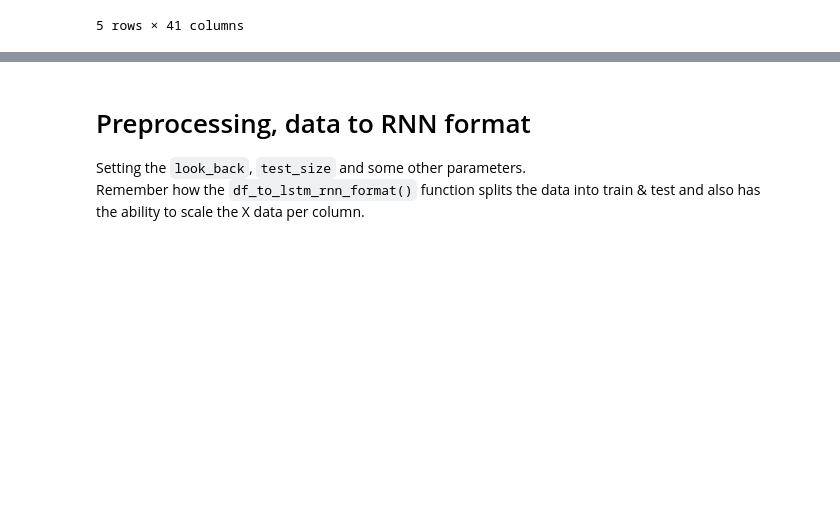
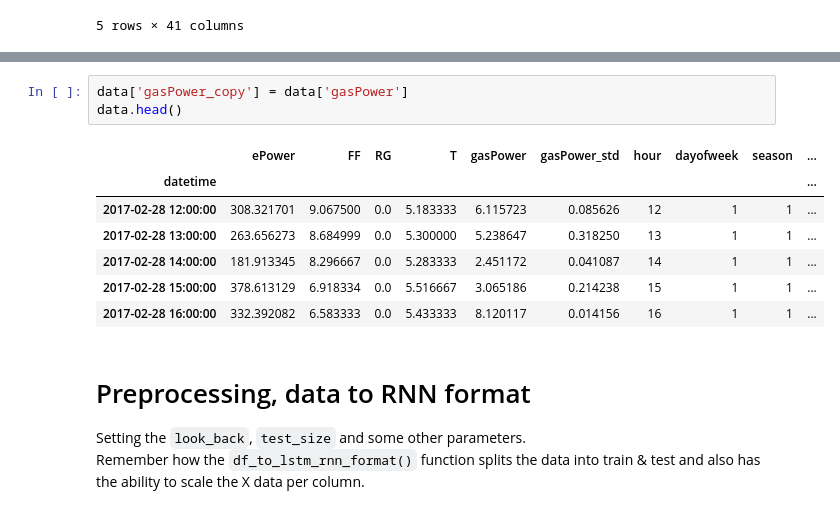
Before and after one commit to deKeijzer/Multivariate-time-series-models-in-Keras, a Jupyter notebook: notebooks/4.2 GRU.ipynb, the cells around one changed output, grey strips where cells are left out. Drawn from its saved outputs; the diff is of its cells as text; blank space fills up the shorter version.

```diff
--- a/notebooks/4.2 GRU.ipynb
+++ b/notebooks/4.2 GRU.ipynb
@@ -90,3 +94,14 @@ data.head()
+# %%
+data['gasPower_copy'] = data['gasPower']
+data.head()
+# %% [output]
+|  | ePower | FF | RG | T | gasPower | gasPower_std | hour | dayofweek | season | ... |
+| datetime |  |  |  |  |  |  |  |  |  | ... |
+| 2017-02-28 12:00:00 | 308.321701 | 9.067500 | 0.0 | 5.183333 | 6.115723 | 0.085626 | 12 | 1 | 1 | ... |
+| 2017-02-28 13:00:00 | 263.656273 | 8.684999 | 0.0 | 5.300000 | 5.238647 | 0.318250 | 13 | 1 | 1 | ... |
+| 2017-02-28 14:00:00 | 181.913345 | 8.296667 | 0.0 | 5.283333 | 2.451172 | 0.041087 | 14 | 1 | 1 | ... |
+| 2017-02-28 15:00:00 | 378.613129 | 6.918334 | 0.0 | 5.516667 | 3.065186 | 0.214238 | 15 | 1 | 1 | ... |
+| 2017-02-28 16:00:00 | 332.392082 | 6.583333 | 0.0 | 5.433333 | 8.120117 | 0.014156 | 16 | 1 | 1 | ... |
 # %% [markdown]
 # Preprocessing, data to RNN format
 Setting the `look_back`, `test_size` and some other parameters.
```
Also changed, not shown: parts of 8 cells of this notebook, 6 other files.
